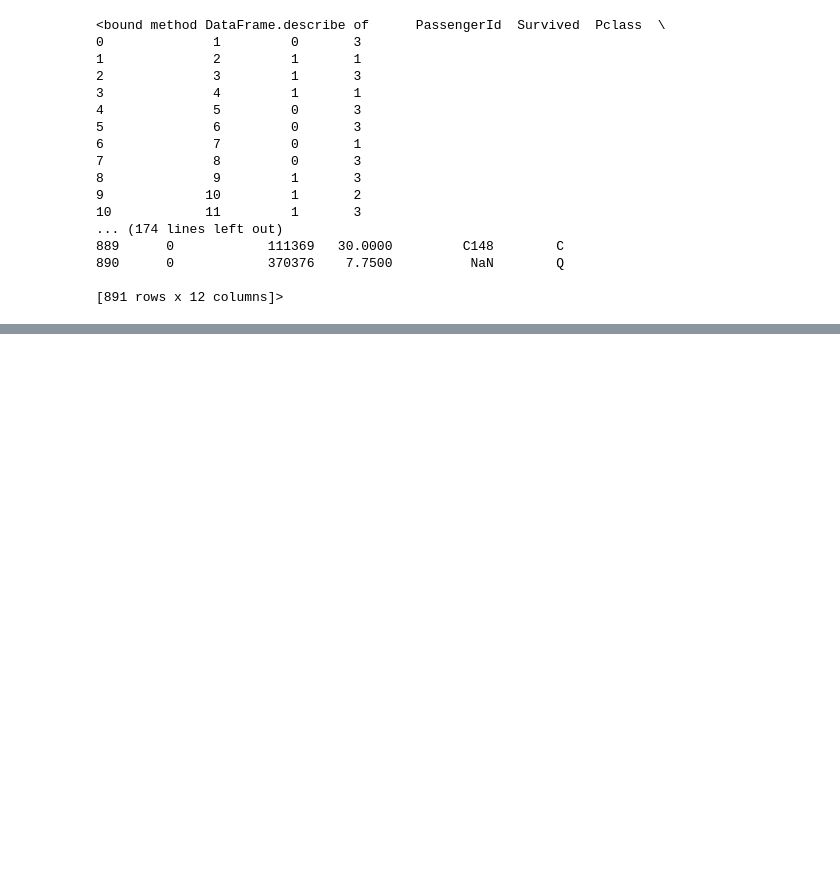
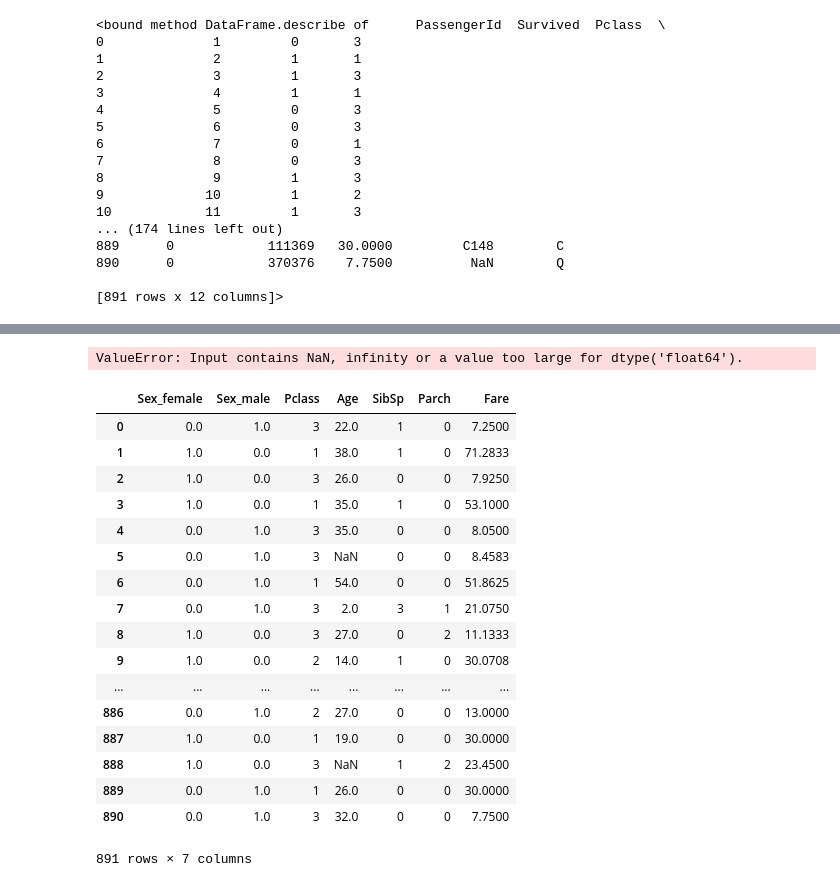
Before and after one commit to vikramlance/Kaggle, a Jupyter notebook: Titanic_data/Titanic_data.ipynb, the cells around one changed output, grey strips where cells are left out. Saved outputs shown, nothing was run; the diff lists cells and outputs as text; code cells hidden in the pictures; blank space fills up the shorter version.

```diff
--- a/Titanic_data/Titanic_data.ipynb
+++ b/Titanic_data/Titanic_data.ipynb
@@ -118,0 +153,45 @@ Y = array[:,4]
+# %%
+
+# Spot Check Algorithms
+models = []
+models.append(('LR', LogisticRegression()))
+models.append(('LDA', LinearDiscriminantAnalysis()))
+models.append(('KNN', KNeighborsClassifier()))
+models.append(('CART', DecisionTreeClassifier()))
+models.append(('NB', GaussianNB()))
+models.append(('SVM', SVC()))
+# evaluate each model in turn
+results = []
+names = []
+for name, model in models:
+	kfold = model_selection.KFold(n_splits=10, random_state=seed)
+	cv_results = model_selection.cross_val_score(model, X_train, Y_train, cv=kfold, scoring=scoring)
+	results.append(cv_results)
+	names.append(name)
+	msg = "%s: %f (%f)" % (name, cv_results.mean(), cv_results.std())
+	print(msg)
+# %% [output]
+ValueError: Input contains NaN, infinity or a value too large for dtype('float64').
+# %%
+m= pd.get_dummies(df[['Sex']])
+r = pd.concat([m,df[['Pclass','Age','SibSp','Parch','Fare']]], axis=1)
+r
+# %% [output]
+|  | Sex_female | Sex_male | Pclass | Age | SibSp | Parch | Fare |
+| 0 | 0.0 | 1.0 | 3 | 22.0 | 1 | 0 | 7.2500 |
+| 1 | 1.0 | 0.0 | 1 | 38.0 | 1 | 0 | 71.2833 |
+| 2 | 1.0 | 0.0 | 3 | 26.0 | 0 | 0 | 7.9250 |
+| 3 | 1.0 | 0.0 | 1 | 35.0 | 1 | 0 | 53.1000 |
+| 4 | 0.0 | 1.0 | 3 | 35.0 | 0 | 0 | 8.0500 |
+| 5 | 0.0 | 1.0 | 3 | NaN | 0 | 0 | 8.4583 |
+| 6 | 0.0 | 1.0 | 1 | 54.0 | 0 | 0 | 51.8625 |
+| 7 | 0.0 | 1.0 | 3 | 2.0 | 3 | 1 | 21.0750 |
+| 8 | 1.0 | 0.0 | 3 | 27.0 | 0 | 2 | 11.1333 |
+| 9 | 1.0 | 0.0 | 2 | 14.0 | 1 | 0 | 30.0708 |
+| ... | ... | ... | ... | ... | ... | ... | ... |
+| 886 | 0.0 | 1.0 | 2 | 27.0 | 0 | 0 | 13.0000 |
+| 887 | 1.0 | 0.0 | 1 | 19.0 | 0 | 0 | 30.0000 |
+| 888 | 1.0 | 0.0 | 3 | NaN | 1 | 2 | 23.4500 |
+| 889 | 0.0 | 1.0 | 1 | 26.0 | 0 | 0 | 30.0000 |
+| 890 | 0.0 | 1.0 | 3 | 32.0 | 0 | 0 | 7.7500 |
+891 rows × 7 columns
```
Also changed, not shown: parts of 6 cells of this notebook.
